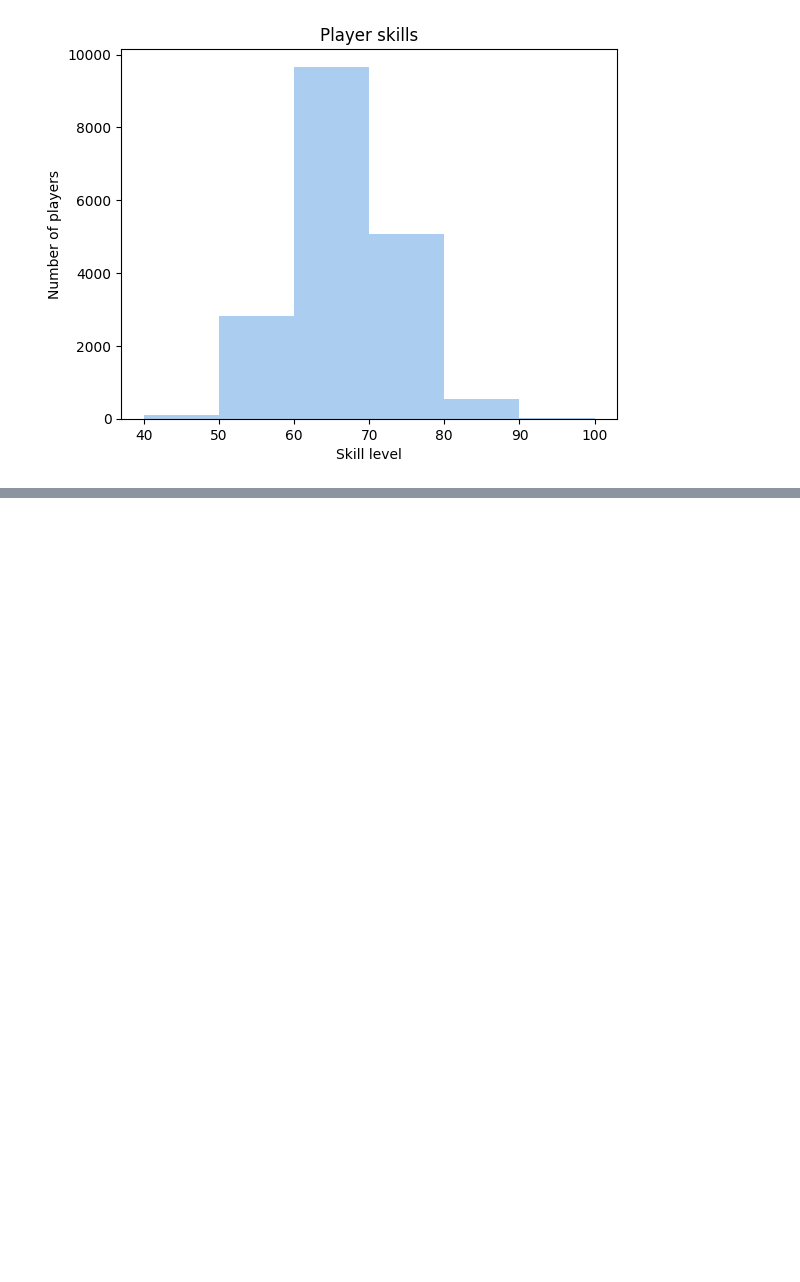
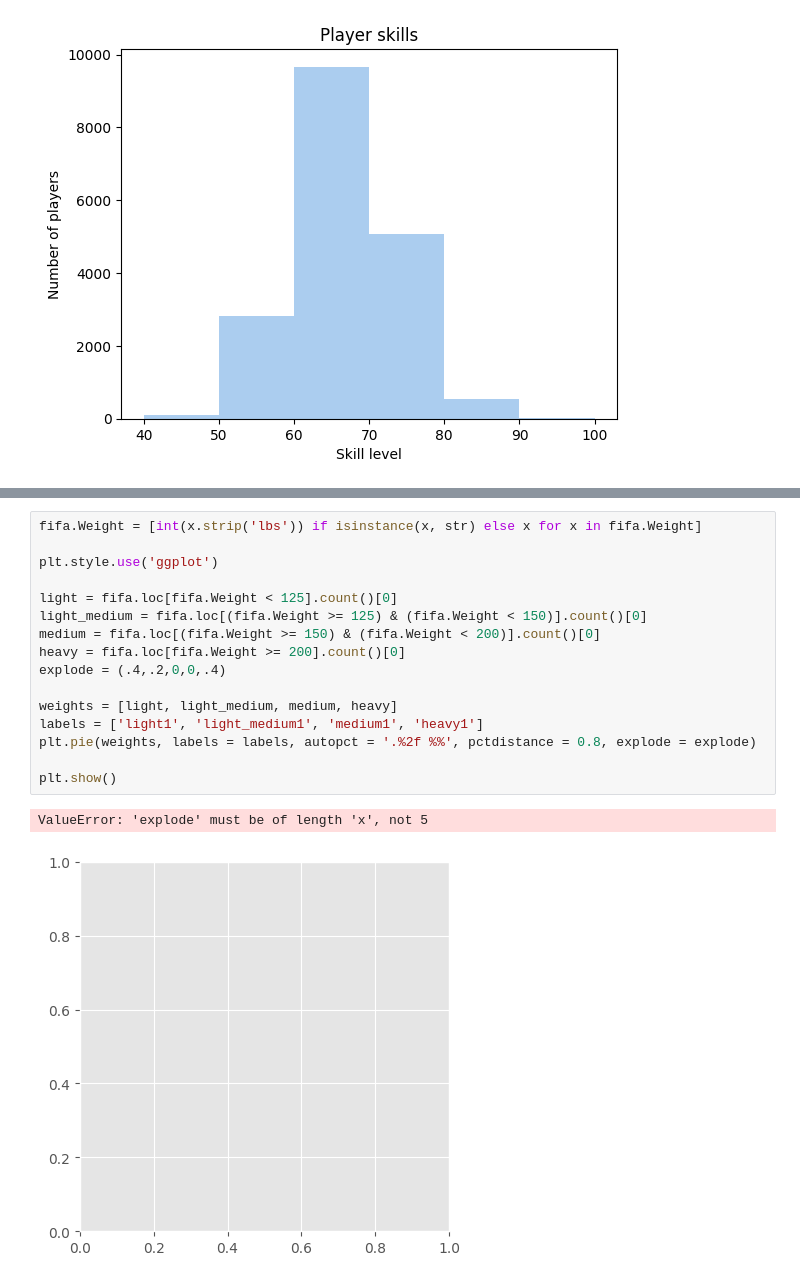
Before and after one commit to Tausif115/Maplotlib.py, a Jupyter notebook: visualize.ipynb, the cells around one changed output, grey strips where cells are left out. Cells and saved outputs as stored; diff of their text form; blank space fills up the shorter version.

```diff
--- a/visualize.ipynb
+++ b/visualize.ipynb
@@ -127,0 +152,19 @@ plt.show()
+# %%
+fifa.Weight = [int(x.strip('lbs')) if isinstance(x, str) else x for x in fifa.Weight]
+
+plt.style.use('ggplot')
+
+light = fifa.loc[fifa.Weight < 125].count()[0]
+light_medium = fifa.loc[(fifa.Weight >= 125) & (fifa.Weight < 150)].count()[0]
+medium = fifa.loc[(fifa.Weight >= 150) & (fifa.Weight < 200)].count()[0]
+heavy = fifa.loc[fifa.Weight >= 200].count()[0]
+explode = (.4,.2,0,0,.4)
+
+weights = [light, light_medium, medium, heavy]
+labels = ['light1', 'light_medium1', 'medium1', 'heavy1']
+plt.pie(weights, labels = labels, autopct = '.%2f %%', pctdistance = 0.8, explode = explode)
+
+plt.show()
+# %% [output]
+ValueError: 'explode' must be of length 'x', not 5
+[figure, added]
```
Also changed, not shown: parts of 2 cells of this notebook.
